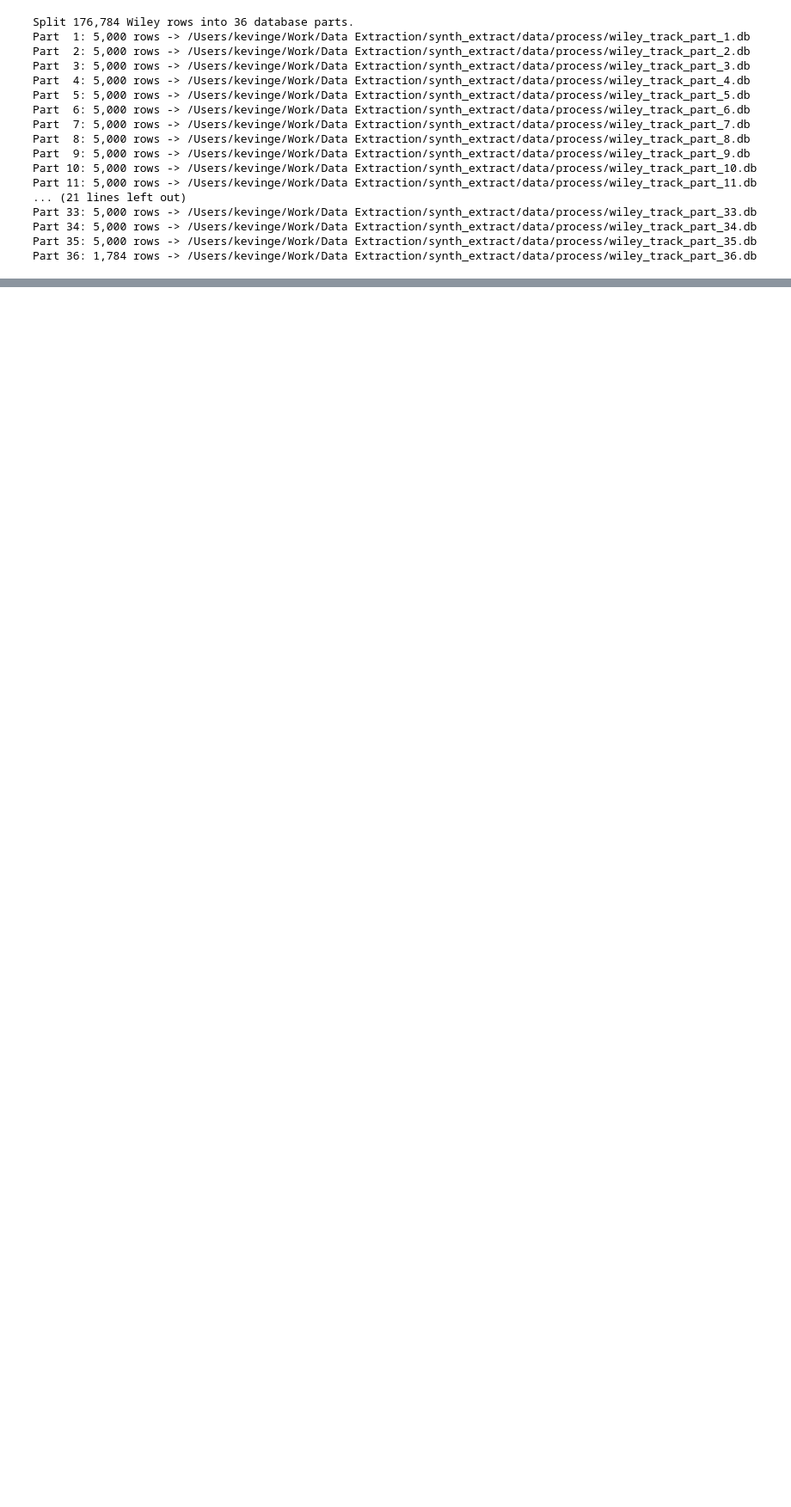
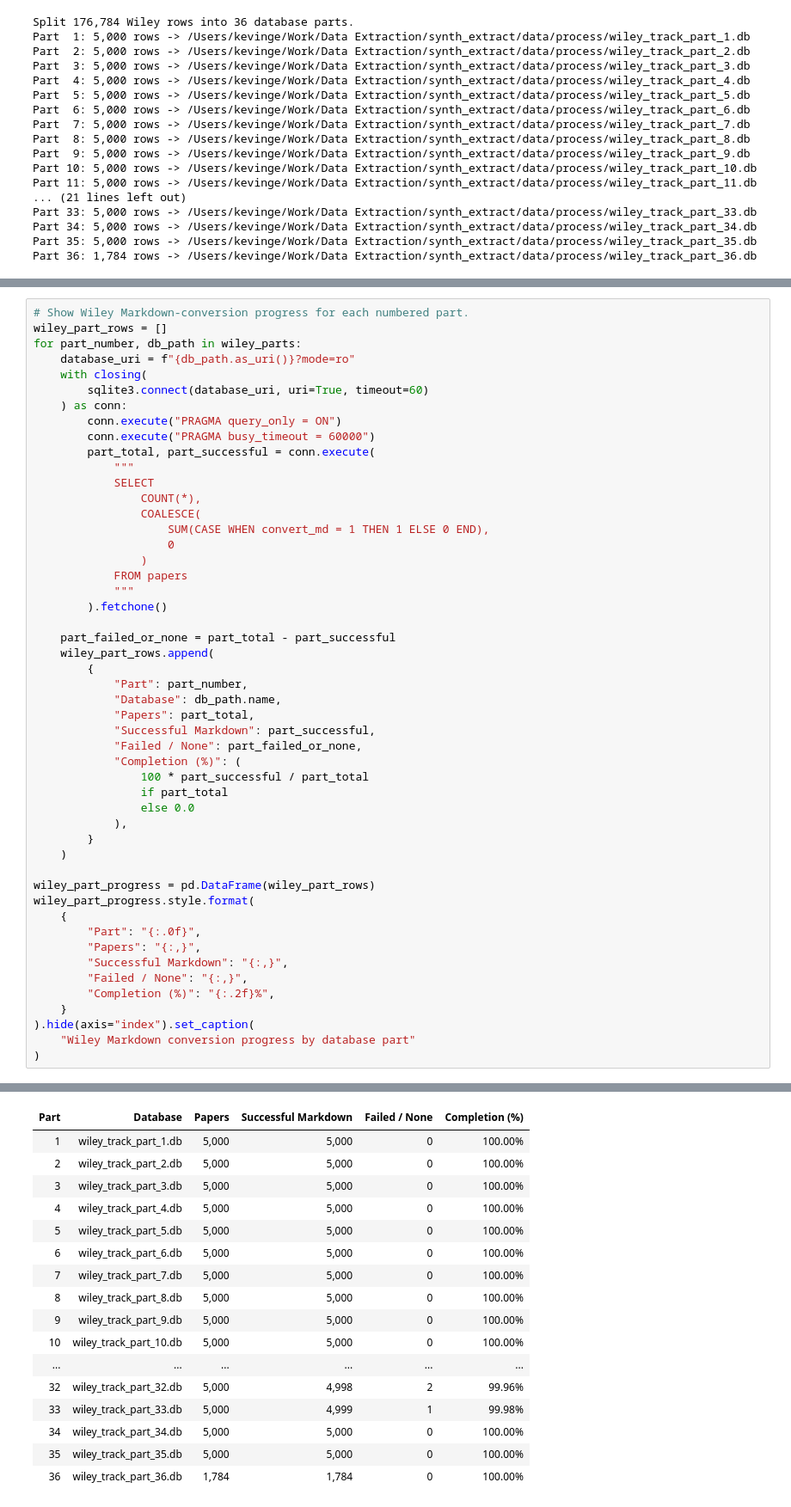
Before and after one commit to kevingeo11/synth_extract, a Jupyter notebook: notebooks/convert_to_markdown.ipynb, the cells around one changed output, grey strips where cells are left out. Shown at 86% size. Drawn from its saved outputs; the diff is of its cells as text; blank space fills up the shorter version.

```diff
--- a/notebooks/convert_to_markdown.ipynb
+++ b/notebooks/convert_to_markdown.ipynb
@@ -885,0 +1042,51 @@ Part 36: 1,784 rows -> /Users/kevinge/Work/Data Extraction/synth_extract/data/pr
+# %%
+# Show Wiley Markdown-conversion progress for each numbered part.
+wiley_part_rows = []
+for part_number, db_path in wiley_parts:
+    database_uri = f"{db_path.as_uri()}?mode=ro"
+    with closing(
+        sqlite3.connect(database_uri, uri=True, timeout=60)
+    ) as conn:
+        conn.execute("PRAGMA query_only = ON")
+        conn.execute("PRAGMA busy_timeout = 60000")
+        part_total, part_successful = conn.execute(
+            """
+            SELECT
+                COUNT(*),
+                COALESCE(
+                    SUM(CASE WHEN convert_md = 1 THEN 1 ELSE 0 END),
+                    0
+                )
+            FROM papers
+            """
+        ).fetchone()
+
+    part_failed_or_none = part_total - part_successful
+    wiley_part_rows.append(
+        {
+            "Part": part_number,
+            "Database": db_path.name,
+            "Papers": part_total,
+            "Successful Markdown": part_successful,
+            "Failed / None": part_failed_or_none,
+            "Completion (%)": (
+                100 * part_successful / part_total
+                if part_total
+                else 0.0
+            ),
+        }
+    )
+
+wiley_part_progress = pd.DataFrame(wiley_part_rows)
+wiley_part_progress.style.format(
+    {
+        "Part": "{:.0f}",
+        "Papers": "{:,}",
+        "Successful Markdown": "{:,}",
+        "Failed / None": "{:,}",
+        "Completion (%)": "{:.2f}%",
+    }
+).hide(axis="index").set_caption(
+    "Wiley Markdown conversion progress by database part"
+)
+# %% [output]
@@ -885,0 +1094,17 @@ Part 36: 1,784 rows -> /Users/kevinge/Work/Data Extraction/synth_extract/data/pr
+| Part | Database | Papers | Successful Markdown | Failed / None | Completion (%) |
+| 1 | wiley_track_part_1.db | 5,000 | 5,000 | 0 | 100.00% |
+| 2 | wiley_track_part_2.db | 5,000 | 5,000 | 0 | 100.00% |
+| 3 | wiley_track_part_3.db | 5,000 | 5,000 | 0 | 100.00% |
+| 4 | wiley_track_part_4.db | 5,000 | 5,000 | 0 | 100.00% |
+| 5 | wiley_track_part_5.db | 5,000 | 5,000 | 0 | 100.00% |
+| 6 | wiley_track_part_6.db | 5,000 | 5,000 | 0 | 100.00% |
+| 7 | wiley_track_part_7.db | 5,000 | 5,000 | 0 | 100.00% |
+| 8 | wiley_track_part_8.db | 5,000 | 5,000 | 0 | 100.00% |
+| 9 | wiley_track_part_9.db | 5,000 | 5,000 | 0 | 100.00% |
+| 10 | wiley_track_part_10.db | 5,000 | 5,000 | 0 | 100.00% |
+| ... | ... | ... | ... | ... | ... |
+| 32 | wiley_track_part_32.db | 5,000 | 4,998 | 2 | 99.96% |
+| 33 | wiley_track_part_33.db | 5,000 | 4,999 | 1 | 99.98% |
+| 34 | wiley_track_part_34.db | 5,000 | 5,000 | 0 | 100.00% |
+| 35 | wiley_track_part_35.db | 5,000 | 5,000 | 0 | 100.00% |
+| 36 | wiley_track_part_36.db | 1,784 | 1,784 | 0 | 100.00% |
```
Also changed, not shown: parts of 15 cells of this notebook, 2 other files.
